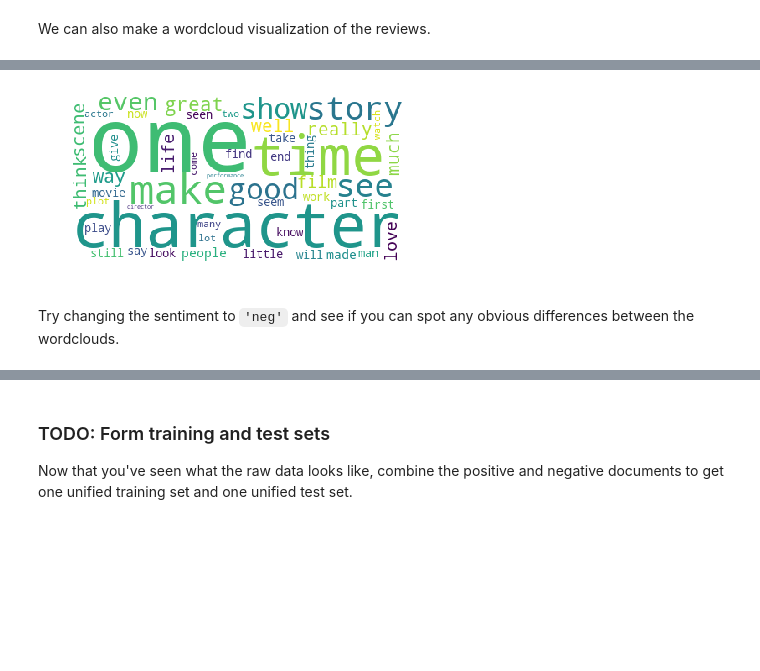
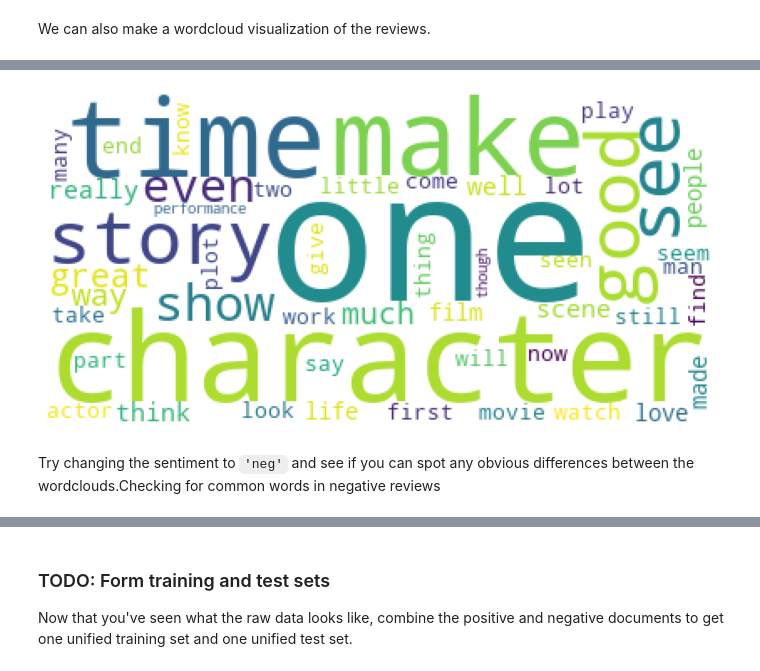
Before and after one commit to SAB-6/NLP-Projects-udacity-Nanodegree, a Jupyter notebook: sentiment-analysis/sentiment_analysis.ipynb, the cells around one changed output, grey strips where cells are left out. Saved outputs shown, nothing was run; the diff lists cells and outputs as text; code cells hidden in the pictures; blank space fills up the shorter version.

```diff
--- a/sentiment-analysis/sentiment_analysis.ipynb
+++ b/sentiment-analysis/sentiment_analysis.ipynb
@@ -47,7 +64,7 @@ KeyboardInterrupt:
 import os
 import glob
 
-def read_imdb_data(data_dir='data/imdb-reviews'):
+def read_imdb_data(data_dir='aclImdb'):
     """Read IMDb movie reviews from given directory.
 
     Directory structure expected:
@@ -130,24 +143,25 @@ Requirement already satisfied: setuptools in /home/workspace (from kiwisolver>=1
 # %%
 import matplotlib.pyplot as plt
 %matplotlib inline
 
 from wordcloud import WordCloud, STOPWORDS
 
 sentiment = 'pos'
 
 # Combine all reviews for the desired sentiment
 combined_text = " ".join([review for review in data['train'][sentiment]])
 
 # Initialize wordcloud object
 wc = WordCloud(background_color='white', max_words=50,
         # update stopwords to include common words like film and movie
         stopwords = STOPWORDS.update(['br','film','movie']))
 
 # Generate and plot wordcloud
+plt.figure(figsize=(12,8))
 plt.imshow(wc.generate(combined_text))
 plt.axis('off')
 plt.show()
 # %% [output]
-[figure, old version]
+[figure, new version]
 # %% [markdown]
-Try changing the sentiment to `'neg'` and see if you can spot any obvious differences between the wordclouds.
+Try changing the sentiment to `'neg'` and see if you can spot any obvious differences between the wordclouds.Checking for common words in negative reviews
```
Also changed, not shown: parts of 21 cells of this notebook.
